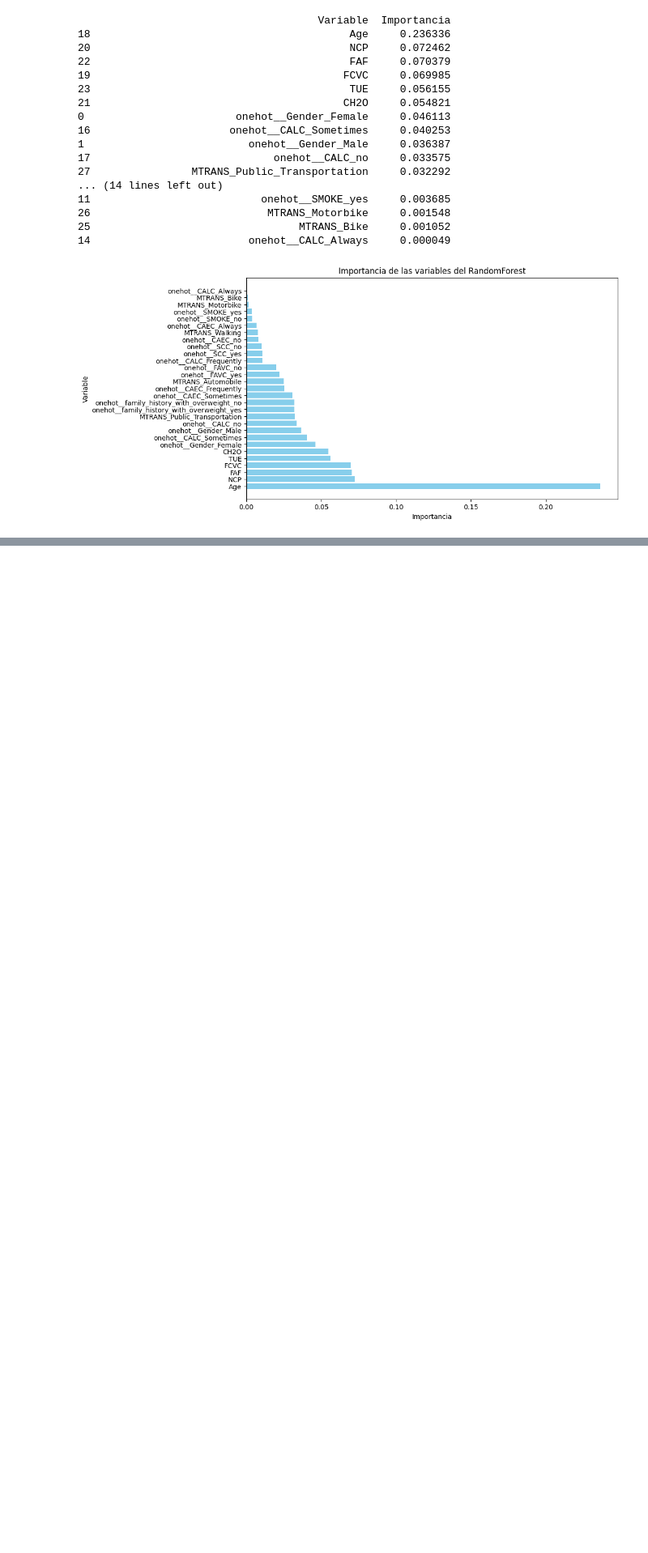
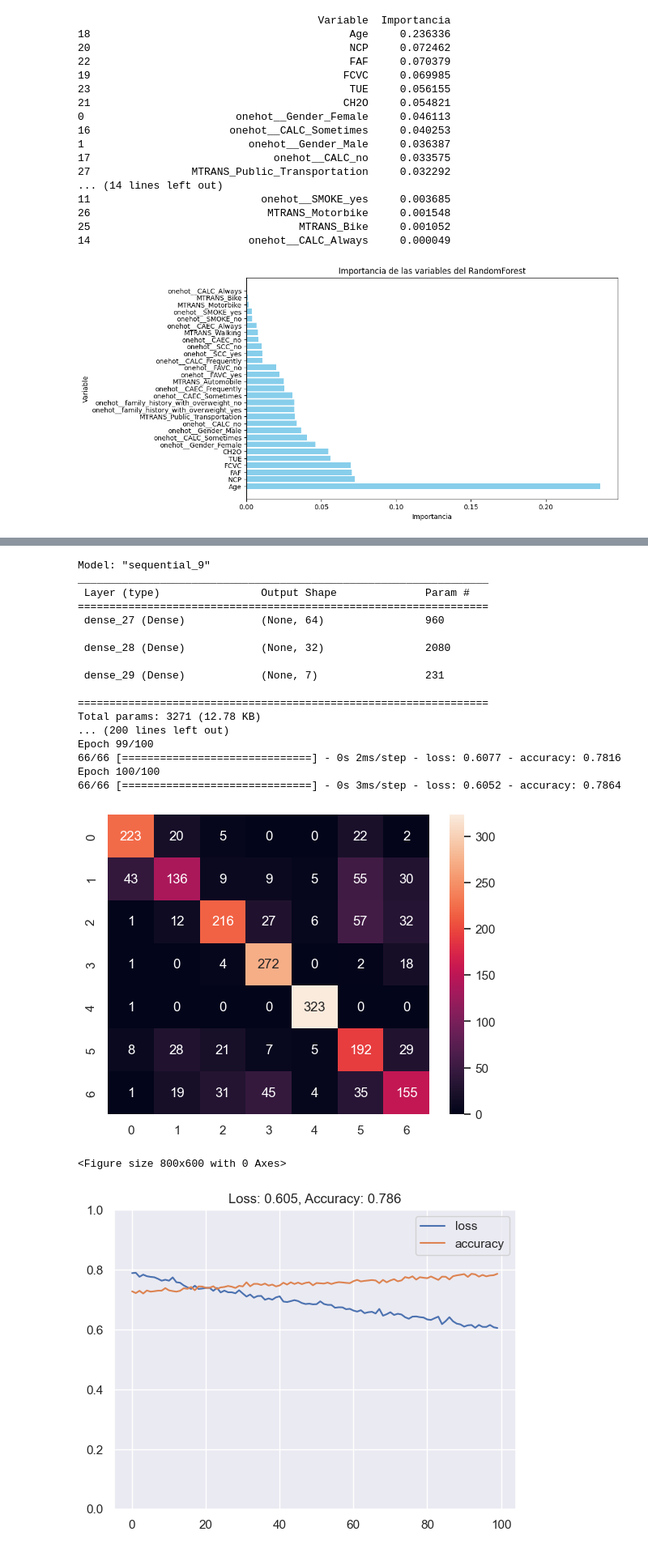
Before and after one commit to srodriguezc91/Proyecto_final_ML_V1, a Jupyter notebook: Código/2_aprendizaje_supervisado.ipynb, the cells around one changed output, grey strips where cells are left out. Shown at 81% size. Cells and saved outputs as stored; diff of their text form; code cells hidden in the pictures; blank space fills up the shorter version.

```diff
--- a/Código/2_aprendizaje_supervisado.ipynb
+++ b/Código/2_aprendizaje_supervisado.ipynb
@@ -320,0 +406,46 @@ plt.show()
+# %%
+modelo.summary()
+
+y_pred=modelo.predict(X)
+y_pred
+
+y_pred_int = np.argmax(y_pred, axis=1)  # Convert predictions to integers
+sns.heatmap(confusion_matrix(y, y_pred_int), annot=True, fmt='.0f')
+
+tf.random.set_seed(42)
+
+history = modelo.fit(x=X, y=y, verbose=1, epochs=100)
+
+historydf = pd.DataFrame(history.history, index=history.epoch)
+historydf
+
+def plot_loss_accuracy(history):
+    np.random.seed(42)  # Establecer la semilla para NumPy
+    historydf = pd.DataFrame(history.history, index=history.epoch)
+    plt.figure(figsize=(8, 6))
+    historydf.plot(ylim=(0, max(1, historydf.values.max())))
+    loss = history.history['loss'][-1]
+    acc = history.history['accuracy'][-1]
+    plt.title('Loss: %.3f, Accuracy: %.3f' % (loss, acc))
+plot_loss_accuracy(history)
+# %% [output]
+Model: "sequential_9"
+_________________________________________________________________
+ Layer (type)                Output Shape              Param #
+=================================================================
+ dense_27 (Dense)            (None, 64)                960
+
+ dense_28 (Dense)            (None, 32)                2080
+
+ dense_29 (Dense)            (None, 7)                 231
+
+=================================================================
+Total params: 3271 (12.78 KB)
+... (200 lines left out)
+Epoch 99/100
+66/66 [==============================] - 0s 2ms/step - loss: 0.6077 - accuracy: 0.7816
+Epoch 100/100
+66/66 [==============================] - 0s 3ms/step - loss: 0.6052 - accuracy: 0.7864
+[figure, added]
+<Figure size 800x600 with 0 Axes>
+[figure, added]
```
Also changed, not shown: parts of 4 cells of this notebook, 1 other file.
